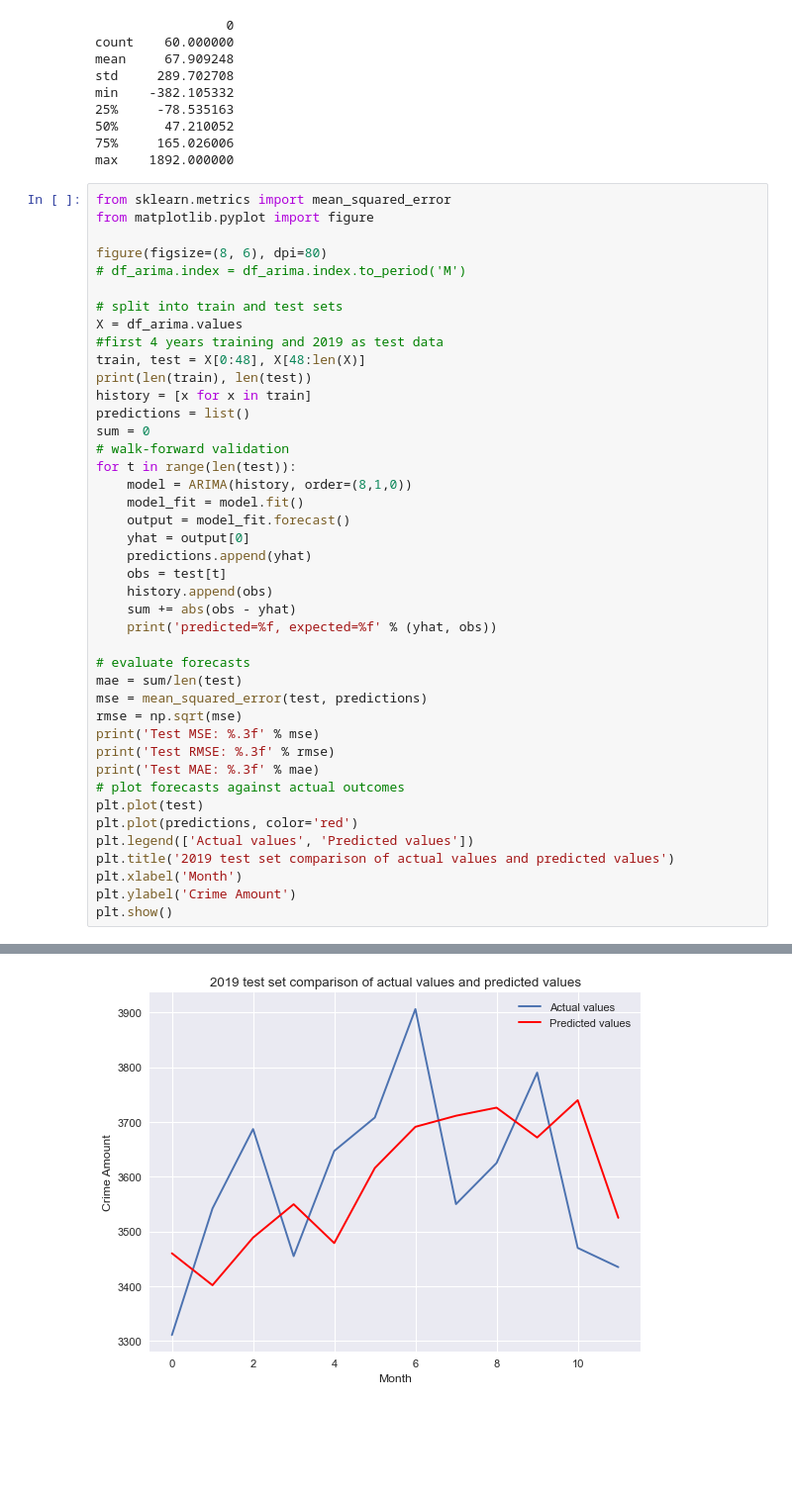
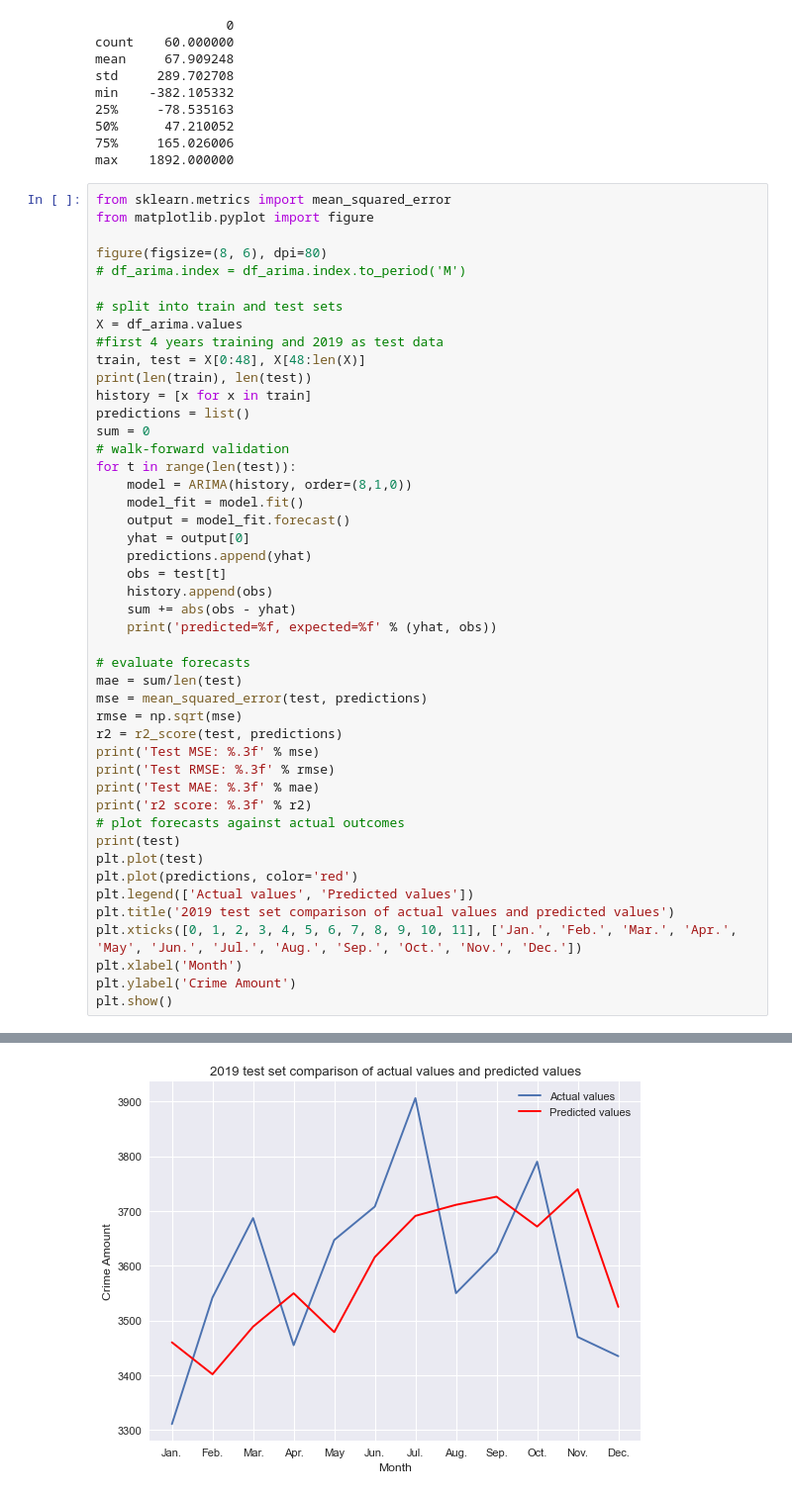
Before and after one commit to Dazai1623818/Datachallenge-2, a Jupyter notebook: Arima.ipynb, the cells around one changed output, grey strips where cells are left out. Shown: that part at 99% size. Saved outputs shown, nothing was run; the diff lists cells and outputs as text; blank space fills up the shorter version.

```diff
--- a/Arima.ipynb
+++ b/Arima.ipynb
@@ -102,14 +103,18 @@ for t in range(len(test)):
 mae = sum/len(test)
 mse = mean_squared_error(test, predictions)
 rmse = np.sqrt(mse)
+r2 = r2_score(test, predictions)
 print('Test MSE: %.3f' % mse)
 print('Test RMSE: %.3f' % rmse)
 print('Test MAE: %.3f' % mae)
+print('r2 score: %.3f' % r2)
 # plot forecasts against actual outcomes
+print(test)
 plt.plot(test)
 plt.plot(predictions, color='red')
 plt.legend(['Actual values', 'Predicted values'])
 plt.title('2019 test set comparison of actual values and predicted values')
+plt.xticks([0, 1, 2, 3, 4, 5, 6, 7, 8, 9, 10, 11], ['Jan.', 'Feb.', 'Mar.', 'Apr.', 'May', 'Jun.', 'Jul.', 'Aug.', 'Sep.', 'Oct.', 'Nov.', 'Dec.'])
 plt.xlabel('Month')
 plt.ylabel('Crime Amount')
 plt.show()
@@ -133 +139 @@ Test MAE: 149.810
-[figure, old version]
+[figure, new version]
```
Also changed, not shown: parts of 3 cells of this notebook, 1 other file.
